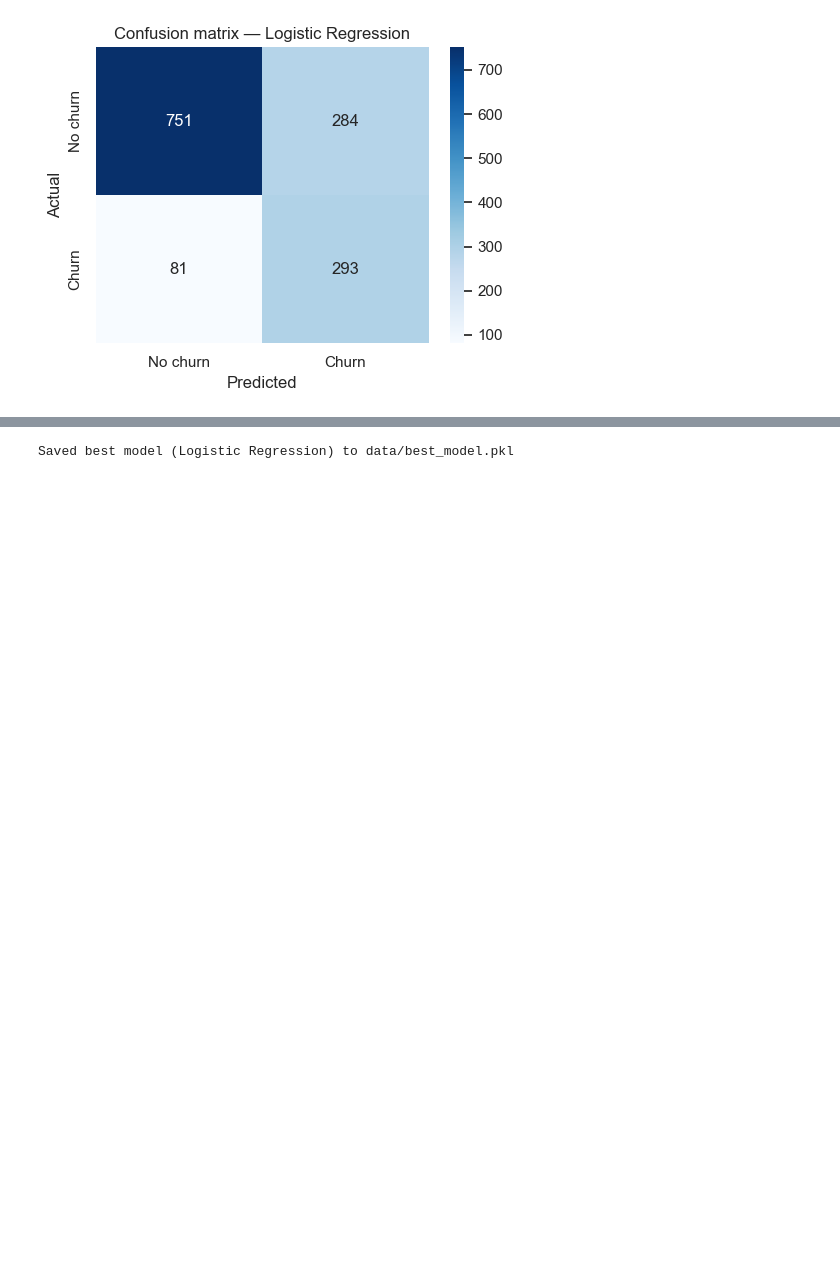
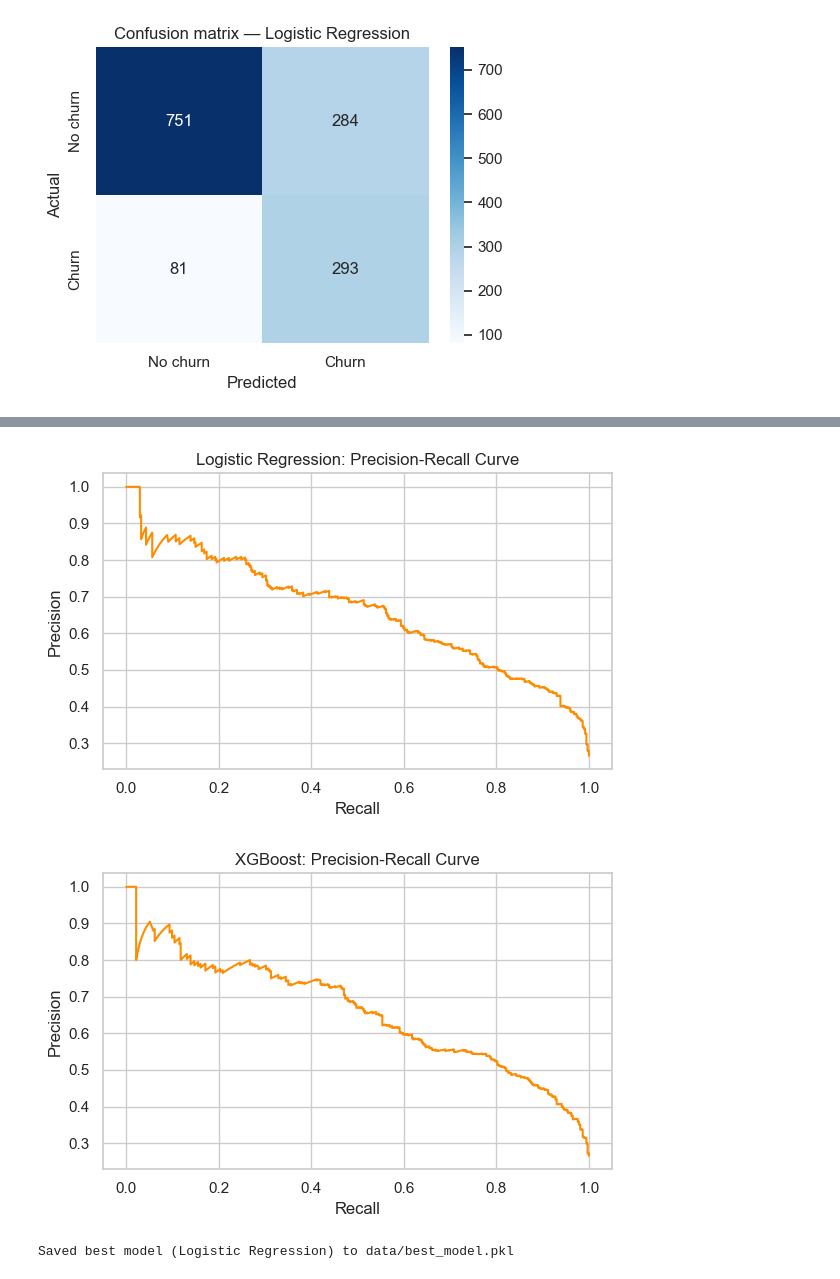
Before and after one commit to NShekhar012/churn-prediction, a Jupyter notebook: notebooks/03_modeling.ipynb, the cells around one changed output, grey strips where cells are left out. Drawn from its saved outputs; the diff is of its cells as text; code cells hidden in the pictures; blank space fills up the shorter version.

```diff
--- a/notebooks/03_modeling.ipynb
+++ b/notebooks/03_modeling.ipynb
@@ -220,3 +220,23 @@ for model_name in ['Random Forest', 'XGBoost']:
+# %%
+# Adding a Precision-Recall Curve to evaluate class imbalance performance
+from sklearn.metrics import precision_recall_curve
+
+for model_name in ['Logistic Regression', 'XGBoost']:
+    pipeline = results[model_name]['pipeline']
+    if hasattr(pipeline.named_steps['clf'], "predict_proba"):
+        y_probs = pipeline.predict_proba(X_test)[:, 1]
+        precision, recall, _ = precision_recall_curve(y_test, y_probs)
+
+        plt.figure(figsize=(6, 4))
+        plt.plot(recall, precision, label=f'{model_name}', color='darkorange')
+        plt.xlabel('Recall')
+        plt.ylabel('Precision')
+        plt.title(f'{model_name}: Precision-Recall Curve')
+        plt.tight_layout()
+        plt.show()
+# %% [output]
+[figure, added]
+[figure, added]
 # %%
 # Save the best model
 joblib.dump(results[best_name]['pipeline'], '../data/best_model.pkl')
```
Also changed, not shown: parts of 1 cell of this notebook, 6 other files.
